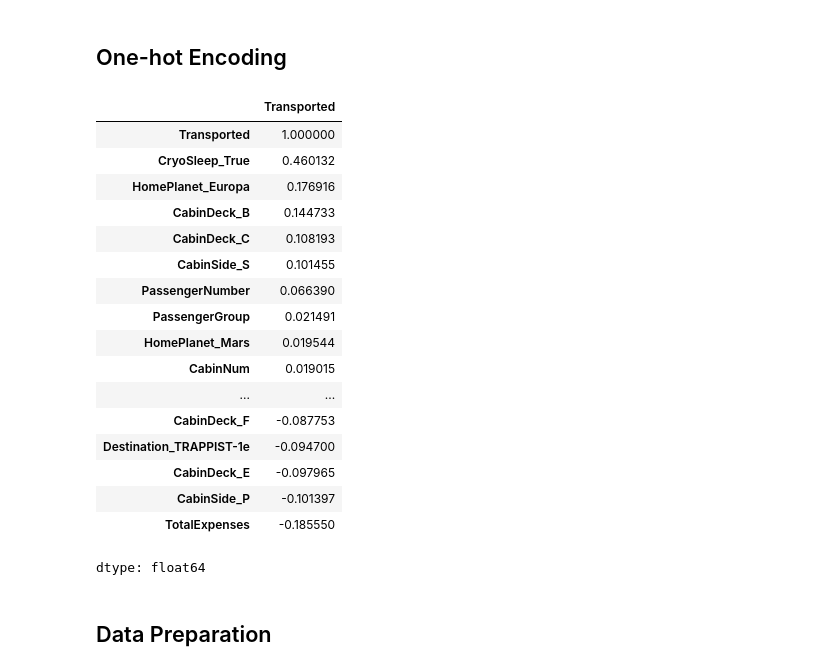
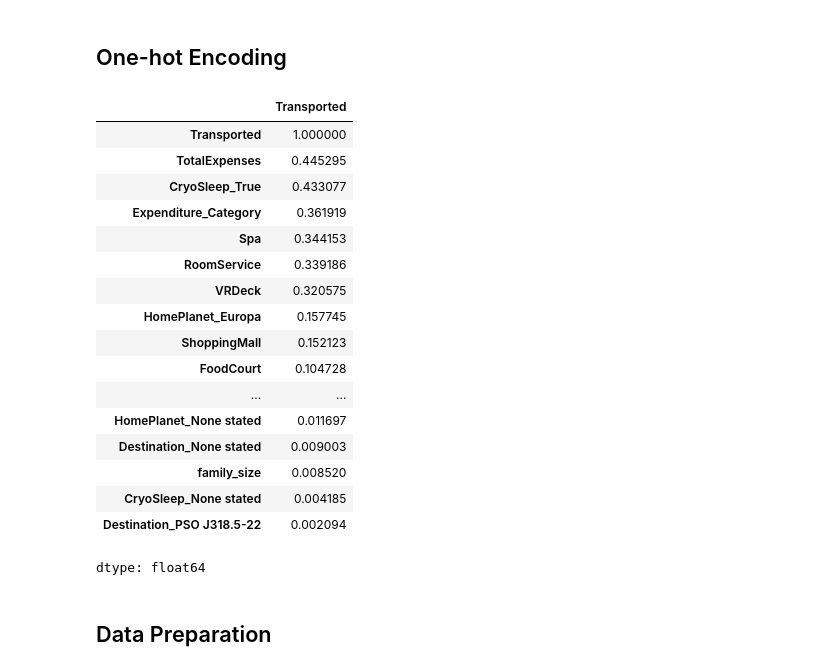
Before and after one commit to machiwao/ml-development, a Jupyter notebook: Kaggle_Spaceship_Titanic.ipynb, the cells around one changed output. Drawn from its saved outputs; the diff is of its cells as text; code cells hidden in the pictures.

```diff
--- a/Kaggle_Spaceship_Titanic.ipynb
+++ b/Kaggle_Spaceship_Titanic.ipynb
@@ -376,7 +539,8 @@ df = pd.get_dummies(df, columns=categorical, drop_first=True)
 # %%
 df['Transported'] = df['Transported'].astype(int)
-df['PassengerGroup'] = df['PassengerGroup'].astype(int)
-df['PassengerNumber'] = df['PassengerNumber'].astype(int)
+df['Cabin_Region1'] = df['Cabin_Region1'].astype(int)
+df['Cabin_Region2'] = df['Cabin_Region2'].astype(int)
+df['Cabin_Region3'] = df['Cabin_Region3'].astype(int)
+df['Cabin_Region4'] = df['Cabin_Region4'].astype(int)
+df['Cabin_Region5'] = df['Cabin_Region5'].astype(int)
+df['Cabin_Region6'] = df['Cabin_Region6'].astype(int)
-# %%
-le = LabelEncoder()
-df['CabinNum'] = le.fit_transform(df['CabinNum'])
@@ -383,23 +554,30 @@ df['CabinNum'] = le.fit_transform(df['CabinNum'])
+# %%
+scaled_cols = ['family_size', 'RoomService', 'FoodCourt', 'ShoppingMall', 'Spa', 'VRDeck', 'GroupSize', 'TotalExpenses']
+# scaled_cols = ['family_size', 'TotalExpenses']
+# %%
+scaler = StandardScaler()
+df[scaled_cols] = scaler.fit_transform(df[scaled_cols])
+dt[scaled_cols] = scaler.fit_transform(dt[scaled_cols])
 # %%
-df.corr()['Transported'].sort_values(ascending=False)
+df.corr()['Transported'].abs().sort_values(ascending=False)
 # %% [output]
 |  | Transported |
 | Transported | 1.000000 |
-| CryoSleep_True | 0.460132 |
-| HomePlanet_Europa | 0.176916 |
-| CabinDeck_B | 0.144733 |
-| CabinDeck_C | 0.108193 |
-| CabinSide_S | 0.101455 |
-| PassengerNumber | 0.066390 |
-| PassengerGroup | 0.021491 |
-| HomePlanet_Mars | 0.019544 |
-| CabinNum | 0.019015 |
+| TotalExpenses | 0.445295 |
+| CryoSleep_True | 0.433077 |
+| Expenditure_Category | 0.361919 |
+| Spa | 0.344153 |
+| RoomService | 0.339186 |
+| VRDeck | 0.320575 |
+| HomePlanet_Europa | 0.157745 |
+| ShoppingMall | 0.152123 |
+| FoodCourt | 0.104728 |
 | ... | ... |
-| CabinDeck_F | -0.087753 |
-| Destination_TRAPPIST-1e | -0.094700 |
-| CabinDeck_E | -0.097965 |
-| CabinSide_P | -0.101397 |
-| TotalExpenses | -0.185550 |
+| HomePlanet_None stated | 0.011697 |
+| Destination_None stated | 0.009003 |
+| family_size | 0.008520 |
+| CryoSleep_None stated | 0.004185 |
+| Destination_PSO J318.5-22 | 0.002094 |
 dtype: float64
 # %% [markdown]
 ## Data Preparation
```
Also changed, not shown: parts of 55 cells of this notebook.
